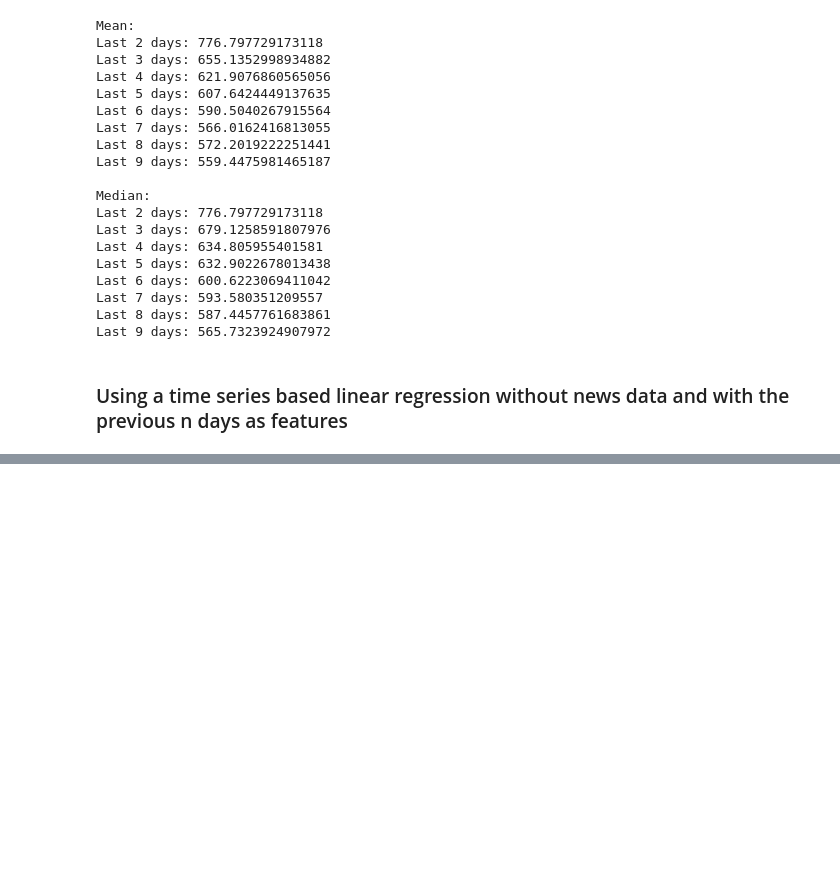
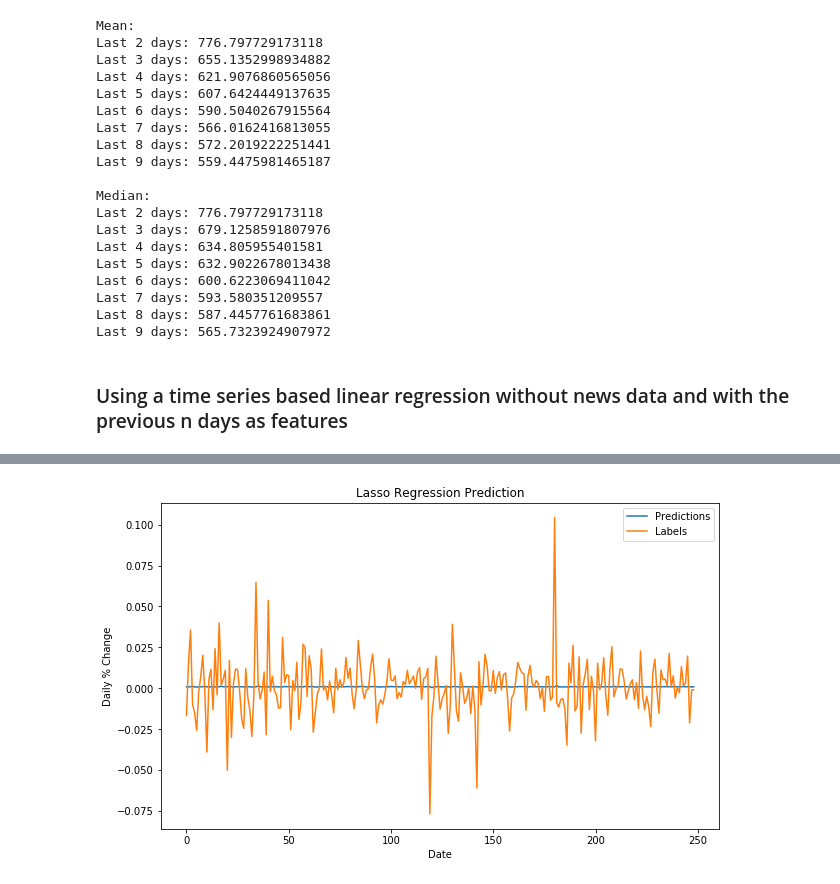
Before and after one commit to AbbyB/orie4741, a Jupyter notebook: Final Project/Baselines.ipynb, the cells around one changed output, grey strips where cells are left out. Cells and saved outputs as stored; diff of their text form; code cells hidden in the pictures; blank space fills up the shorter version.

```diff
--- a/Final Project/Baselines.ipynb
+++ b/Final Project/Baselines.ipynb
@@ -189,0 +325,18 @@ Last 5 days: 448.06095940068275
+# %%
+n_prev_days = 3
+for symbol in stocks:
+    print(symbol)
+
+    df = makeDfForTimeReg(market_dfs[symbol], "Close_Diff", n_prev_days=n_prev_days)
+
+    X_cols = ["Close_Diff_" + str(i+1) for i in range(n_prev_days)]
+    y_cols = ["Close_Diff"]
+    X_train, X_test, y_train, y_test = tt_split(df[X_cols], df[y_cols], test_size=0.2)
+
+    classifier = Lasso(alpha=0.00001)
+    classifier.fit(X_train, y_train)
+
+    preds = classifier.predict(X_test)
+
+    acc = mean_squared_error(preds, y_test)
+    print(f'Last {n_prev_days} days MSE: {acc}')
@@ -189,0 +354,4 @@ Last 5 days: 448.06095940068275
+# %%
+plot_preds_vs_actual(preds, y_test, "Lasso Regression Prediction")
+# %% [output]
+[figure, added]
```
Also changed, not shown: parts of 27 cells of this notebook, 2 other files.
